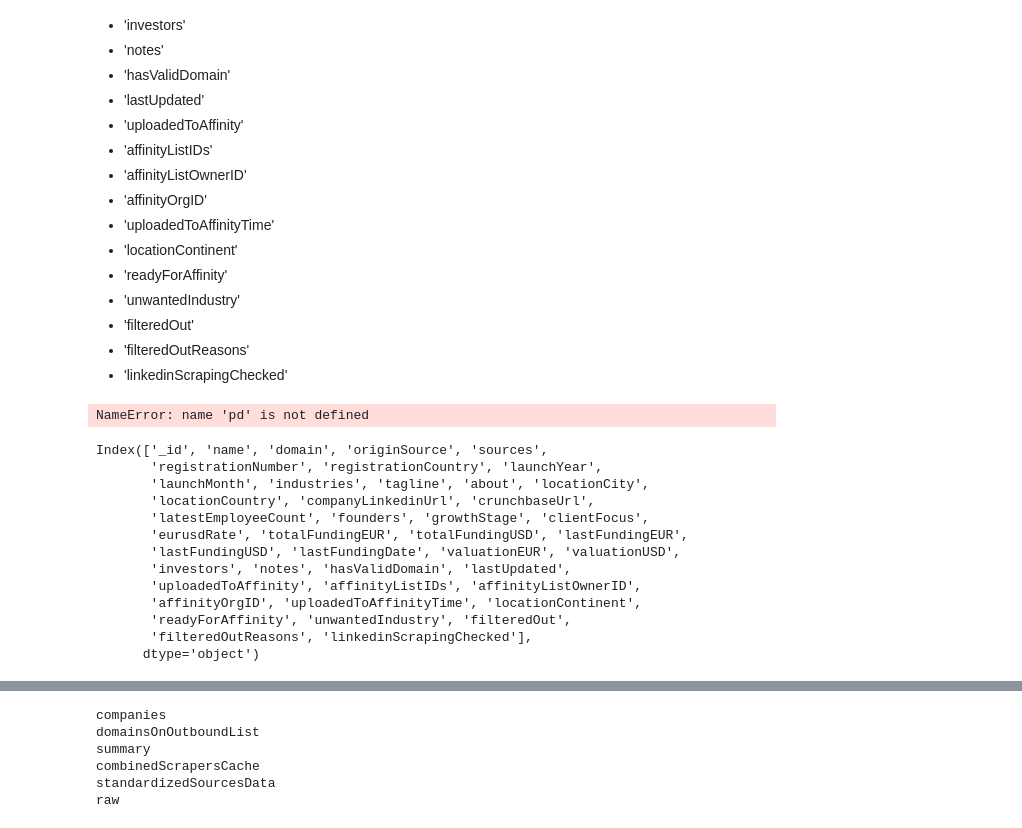
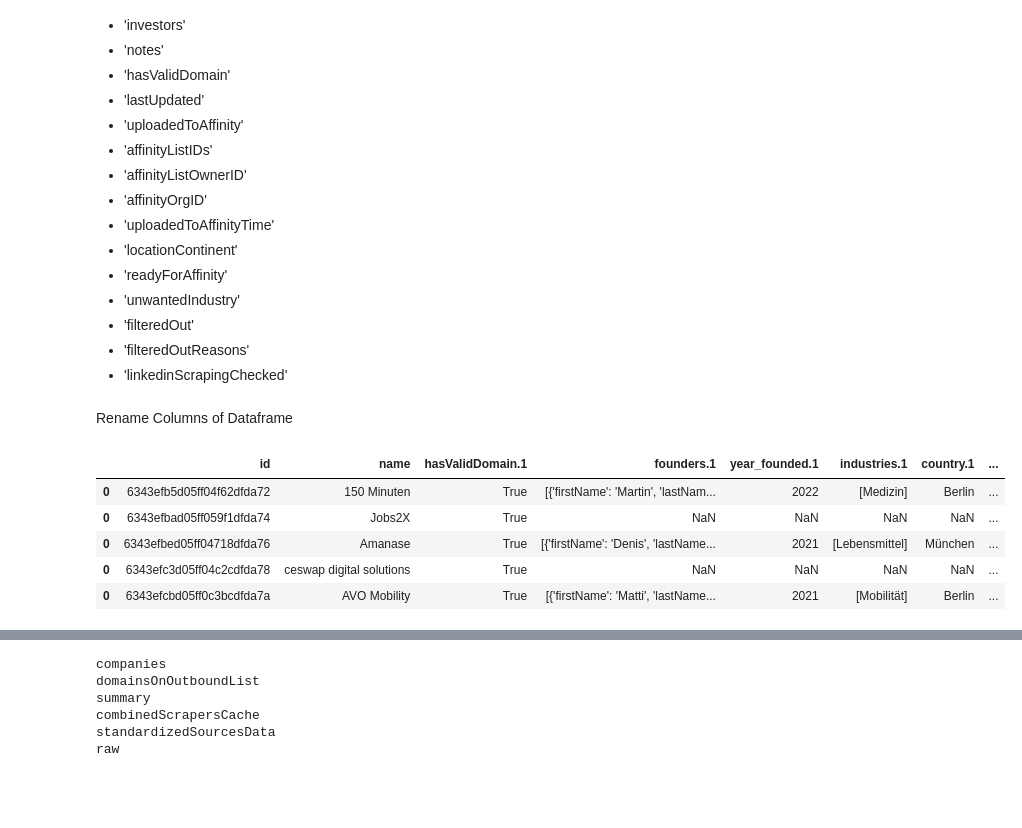
Before and after one commit to FriedrichHermann/Jarvis, a Jupyter notebook: Second Try/Modelpred.ipynb, the cells around one changed output, grey strips where cells are left out. Saved outputs shown, nothing was run; the diff lists cells and outputs as text; code cells hidden in the pictures; blank space fills up the shorter version.

```diff
--- a/Second Try/Modelpred.ipynb
+++ b/Second Try/Modelpred.ipynb
@@ -22,7 +27,7 @@ db = client.outbound
 
 # Here name of the database is "states"
 
-collection  = db.summary
+collection  = db.raw
 
 
 lister=[]
@@ -84,6 +99,4 @@ from bson.objectid import ObjectId
 for i in collection.find():
     a.append(pd.json_normalize(i))
 
-a=pd.concat(a)
+df=pd.concat(a)
-# %% [output]
-NameError: name 'pd' is not defined
@@ -97,16 +103,4 @@ for i in range(len(json_list)):
-# %%
-a.columns
-# %% [output]
-Index(['_id', 'name', 'domain', 'originSource', 'sources',
-       'registrationNumber', 'registrationCountry', 'launchYear',
-       'launchMonth', 'industries', 'tagline', 'about', 'locationCity',
-       'locationCountry', 'companyLinkedinUrl', 'crunchbaseUrl',
-       'latestEmployeeCount', 'founders', 'growthStage', 'clientFocus',
-       'eurusdRate', 'totalFundingEUR', 'totalFundingUSD', 'lastFundingEUR',
-       'lastFundingUSD', 'lastFundingDate', 'valuationEUR', 'valuationUSD',
-       'investors', 'notes', 'hasValidDomain', 'lastUpdated',
-       'uploadedToAffinity', 'affinityListIDs', 'affinityListOwnerID',
-       'affinityOrgID', 'uploadedToAffinityTime', 'locationContinent',
-       'readyForAffinity', 'unwantedIndustry', 'filteredOut',
-       'filteredOutReasons', 'linkedinScrapingChecked'],
-      dtype='object')
+# %%
+df=df[col_total_needed]
+# %% [markdown]
+Rename Columns of Dataframe
@@ -112,0 +109,9 @@ Index(['_id', 'name', 'domain', 'originSource', 'sources',
+# %%
+df.head()
+# %% [output]
+|  | id | name | hasValidDomain.1 | founders.1 | year_founded.1 | industries.1 | country.1 | ... |
+| 0 | 6343efb5d05ff04f62dfda72 | 150 Minuten | True | [{'firstName': 'Martin', 'lastNam... | 2022 | [Medizin] | Berlin | ... |
+| 0 | 6343efbad05ff059f1dfda74 | Jobs2X | True | NaN | NaN | NaN | NaN | ... |
+| 0 | 6343efbed05ff04718dfda76 | Amanase | True | [{'firstName': 'Denis', 'lastName... | 2021 | [Lebensmittel] | München | ... |
+| 0 | 6343efc3d05ff04c2cdfda78 | ceswap digital solutions | True | NaN | NaN | NaN | NaN | ... |
+| 0 | 6343efcbd05ff0c3bcdfda7a | AVO Mobility | True | [{'firstName': 'Matti', 'lastName... | 2021 | [Mobilität] | Berlin | ... |
```
Also changed, not shown: parts of 16 cells of this notebook, 10 other files.
